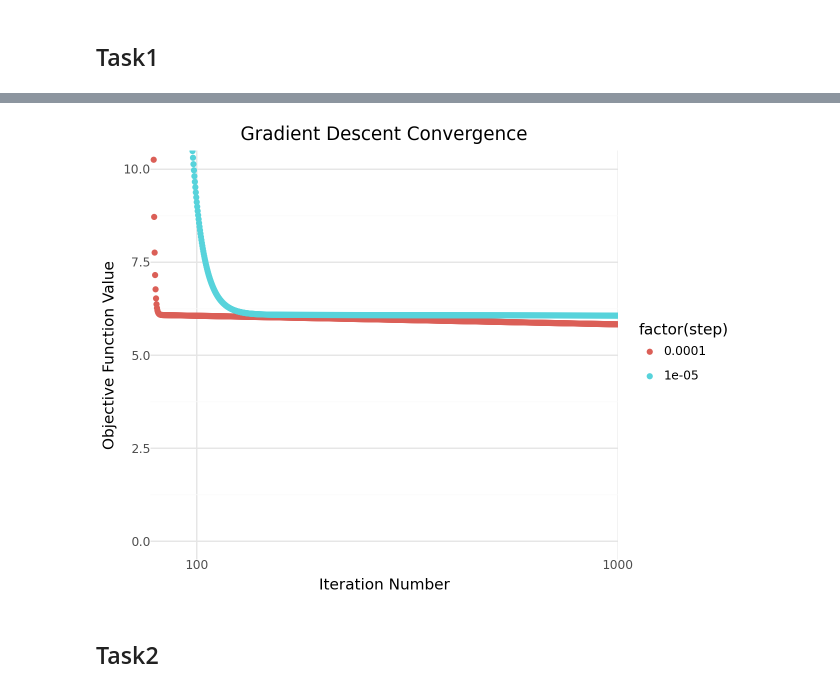
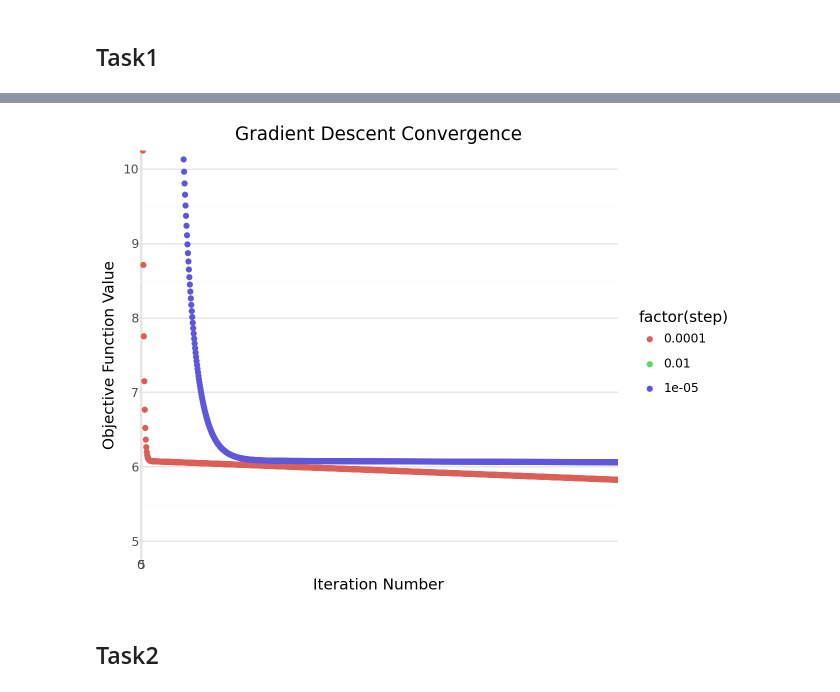
Before and after one commit to kvitoslava-yarish/optimization-labs-2025, a Jupyter notebook: gradient_descent.ipynb, the cells around one changed output, grey strips where cells are left out. Drawn from its saved outputs; the diff is of its cells as text; code cells hidden in the pictures.

```diff
--- a/gradient_descent.ipynb
+++ b/gradient_descent.ipynb
@@ -40,16 +40,15 @@ def calculate_objective(x:np.array)->float:
 def calculate_gradient(x: np.array):
     return np.array(gradient_func(x[0], x[1]))
 
-def gradient_descent(step:float, error =1e-4, max_iter = 1000):
+def gradient_descent(step:float, error =1e-4, max_iter = 10_000_000):
     x = np.array([-2, 2])
     objective_values = []
     time_start = t.time()
-
     for i in range(max_iter):
         grad = calculate_gradient(x)
         next_x = x - step * grad
         objective_values.append(calculate_objective(next_x))
-        if  np.linalg.norm(grad) < error :
+        if  (np.linalg.norm(grad) < error) or (np.linalg.norm(next_x) > 1e20) :
             break
         x = next_x
 
@@ -58,8 +61,8 @@ def gradient_descent(step:float, error =1e-4, max_iter = 1000):
 # %%
-steps = [0.0001, 0.00001]
+steps = [0.01, 0.0001, 0.00001]
 all_objective_values = pd.DataFrame(columns=['objective_value', 'iteration', 'step'])
 for step in steps:
-    objective_values, time = gradient_descent(step)
+    objective_values, time = gradient_descent(step, max_iter =10_000_000)
     print(f'for step {step} it took {time} and itterations: {len(objective_values)} for this final result {objective_values[-1]}')
     temp_df = pd.DataFrame({
         'objective_value': objective_values,
@@ -74,12 +78,12 @@ for step 1e-05 it took 0.0083770751953125 and itterations: 1000 for this final r
 # %%
 fig = (ggplot(all_objective_values, aes(x="iteration", y="objective_value", color="factor(step)")) +
        geom_point() +
        labs(title="Gradient Descent Convergence", x="Iteration Number", y="Objective Function Value") +
-        coord_cartesian(xlim=(100, 1000), ylim=(0, 10)) +
+        coord_cartesian(xlim=(0,5), ylim=(5, 10)) +
        theme_minimal())
 fig
 # %% [output]
-[figure, old version]
+[figure, new version]
 # %% [markdown]
 ## Task2
 # %%
```
Also changed, not shown: parts of 13 cells of this notebook.
